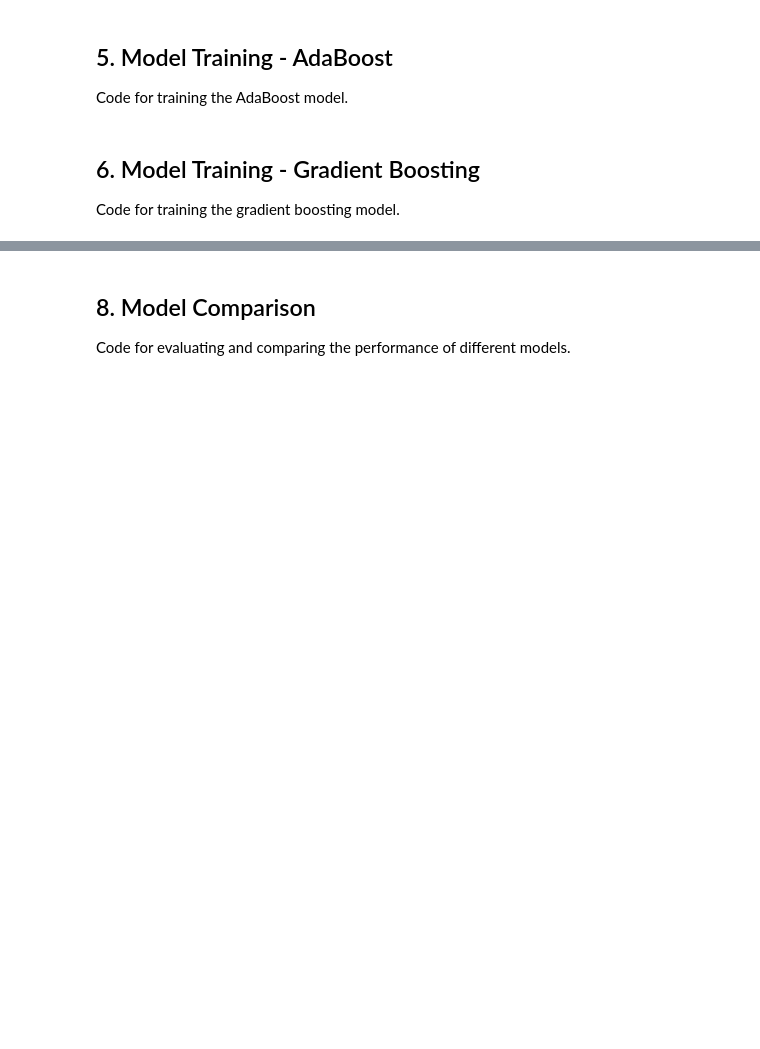
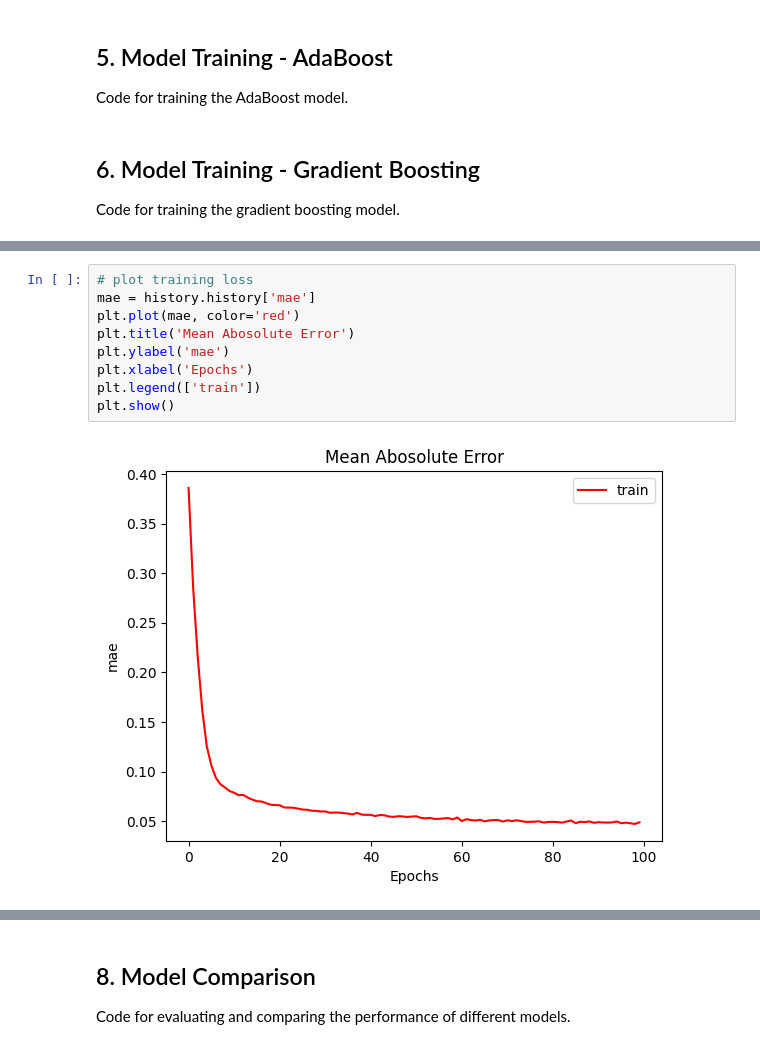
Before and after one commit to max-raney/health_insurance_ml, a Jupyter notebook: models.ipynb, the cells around one changed output, grey strips where cells are left out. Cells and saved outputs as stored; diff of their text form; blank space fills up the shorter version.

```diff
--- a/models.ipynb
+++ b/models.ipynb
@@ -128,0 +186,11 @@ Code for training the neural network model.
+# %%
+# plot training loss
+mae = history.history['mae']
+plt.plot(mae, color='red')
+plt.title('Mean Abosolute Error')
+plt.ylabel('mae')
+plt.xlabel('Epochs')
+plt.legend(['train'])
+plt.show()
+# %% [output]
+[figure, added]
```
Also changed, not shown: parts of 7 cells of this notebook.
